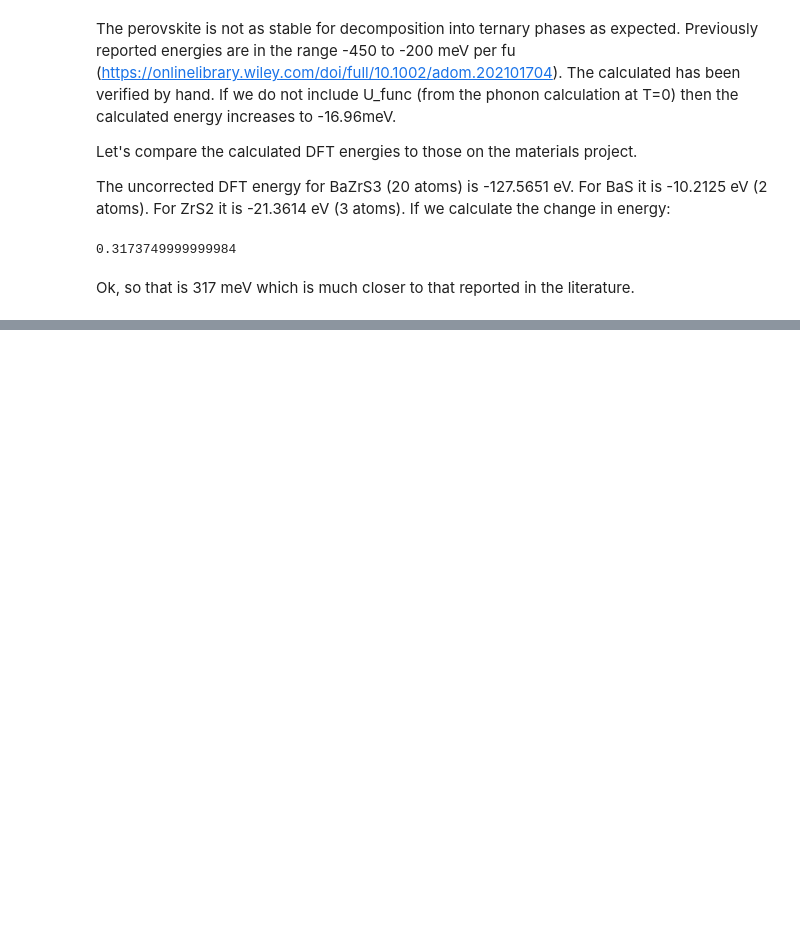
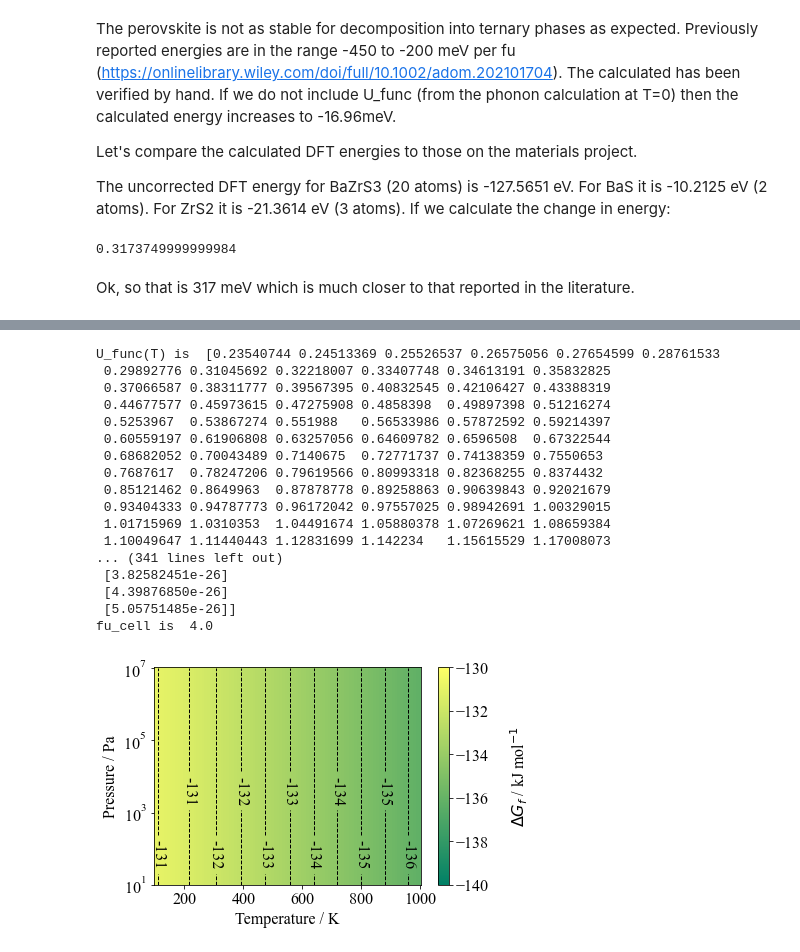
Before and after one commit to NU-CEM/ThermoPot, a Jupyter notebook: BaZrS3/BaZrS3.ipynb, the cells around one changed output, grey strips where cells are left out. Cells and saved outputs as stored; diff of their text form; code cells hidden in the pictures; blank space fills up the shorter version.

```diff
--- a/BaZrS3/BaZrS3.ipynb
+++ b/BaZrS3/BaZrS3.ipynb
@@ -103,0 +169,10 @@ Ok, so that is 317 meV which is much closer to that reported in the literature.
+# %%
+BaS2_calc = calculations.Calculation(volume=0.168953E+03,energy=-493576.992662581, xc='pbesol',NAtoms=6)
+ZrS_calc = calculations.Calculation(volume=0.691428E+02,energy=-219183.017830408,xc='pbesol',NAtoms=4)
+BaS2 = materials.Solid("BaS2",{"Ba": 1, "S": 2},"."
+                                               ""
+                                               "./BaZrS3/phonopy_output/BaS2_C2_c.dat",calculation=BaS2_calc)
+ZrS = materials.Solid("ZrS",{"Zr": 1,"S": 1}, "."
+                                               ""
+                                              "./BaZrS3/phonopy_output/ZrS_P4_nmm.dat",
+                      calculation=ZrS_calc)
@@ -103,0 +197,25 @@ Ok, so that is 317 meV which is much closer to that reported in the literature.
+# %%
+T = np.linspace(100,1000,100) # K
+P = np.array( np.logspace(1,7,100),ndmin=2).transpose() # Pa
+bulk_reaction = reactions.Reaction({BaS2:1,ZrS:1},{BaZrS3:1},temperature=T, pressure=P)
+GFE = bulk_reaction.Dmu(units="kJ")
+GFE.plot_TvsP(scale_range=[-140, -130])
+# %% [output]
+U_func(T) is  [0.23540744 0.24513369 0.25526537 0.26575056 0.27654599 0.28761533
+ 0.29892776 0.31045692 0.32218007 0.33407748 0.34613191 0.35832825
+ 0.37066587 0.38311777 0.39567395 0.40832545 0.42106427 0.43388319
+ 0.44677577 0.45973615 0.47275908 0.4858398  0.49897398 0.51216274
+ 0.5253967  0.53867274 0.551988   0.56533986 0.57872592 0.59214397
+ 0.60559197 0.61906808 0.63257056 0.64609782 0.6596508  0.67322544
+ 0.68682052 0.70043489 0.7140675  0.72771737 0.74138359 0.7550653
+ 0.7687617  0.78247206 0.79619566 0.80993318 0.82368255 0.8374432
+ 0.85121462 0.8649963  0.87878778 0.89258863 0.90639843 0.92021679
+ 0.93404333 0.94787773 0.96172042 0.97557025 0.98942691 1.00329015
+ 1.01715969 1.0310353  1.04491674 1.05880378 1.07269621 1.08659384
+ 1.10049647 1.11440443 1.12831699 1.142234   1.15615529 1.17008073
+... (341 lines left out)
+ [3.82582451e-26]
+ [4.39876850e-26]
+ [5.05751485e-26]]
+fu_cell is  4.0
+[figure, added]
```
Also changed, not shown: parts of 15 cells of this notebook.
